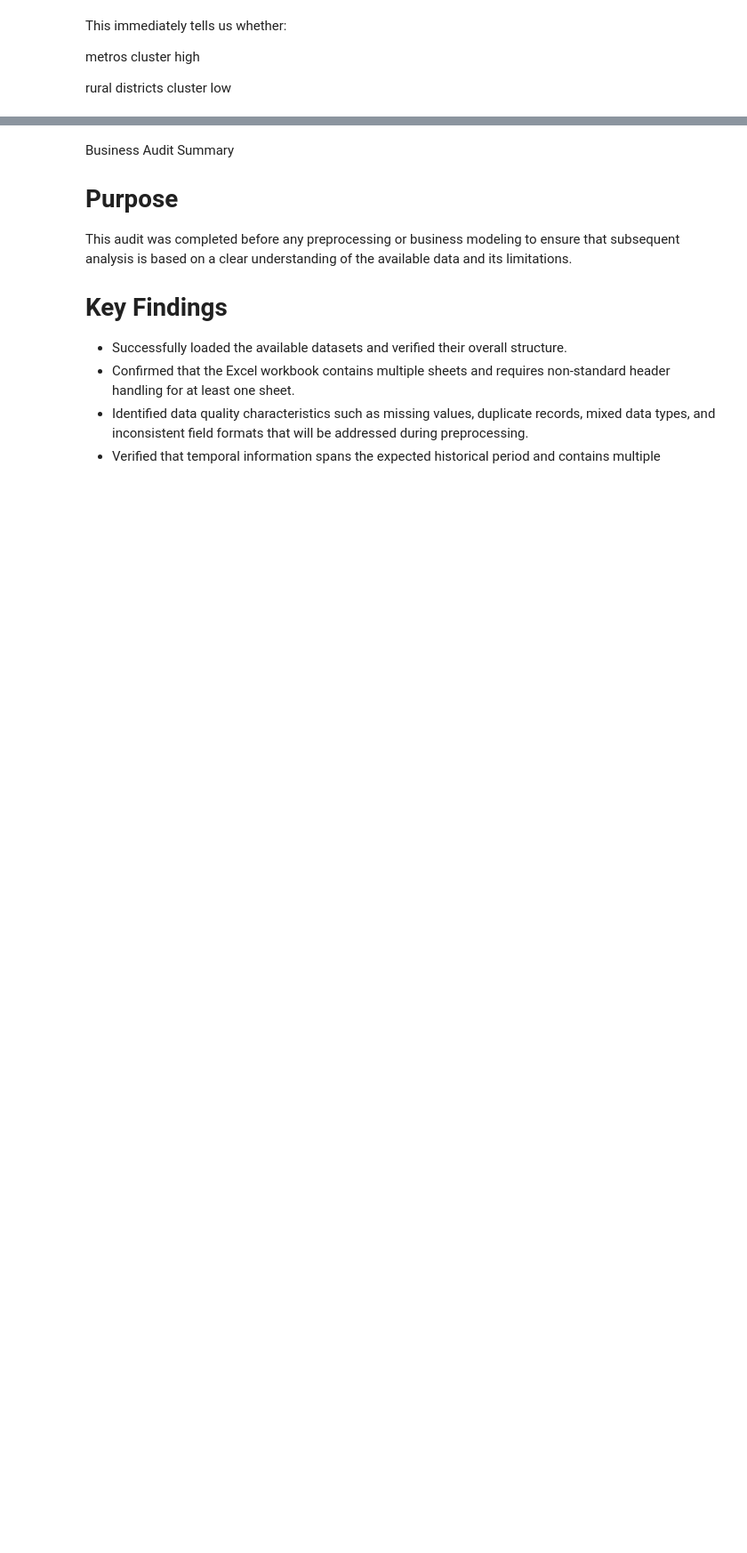
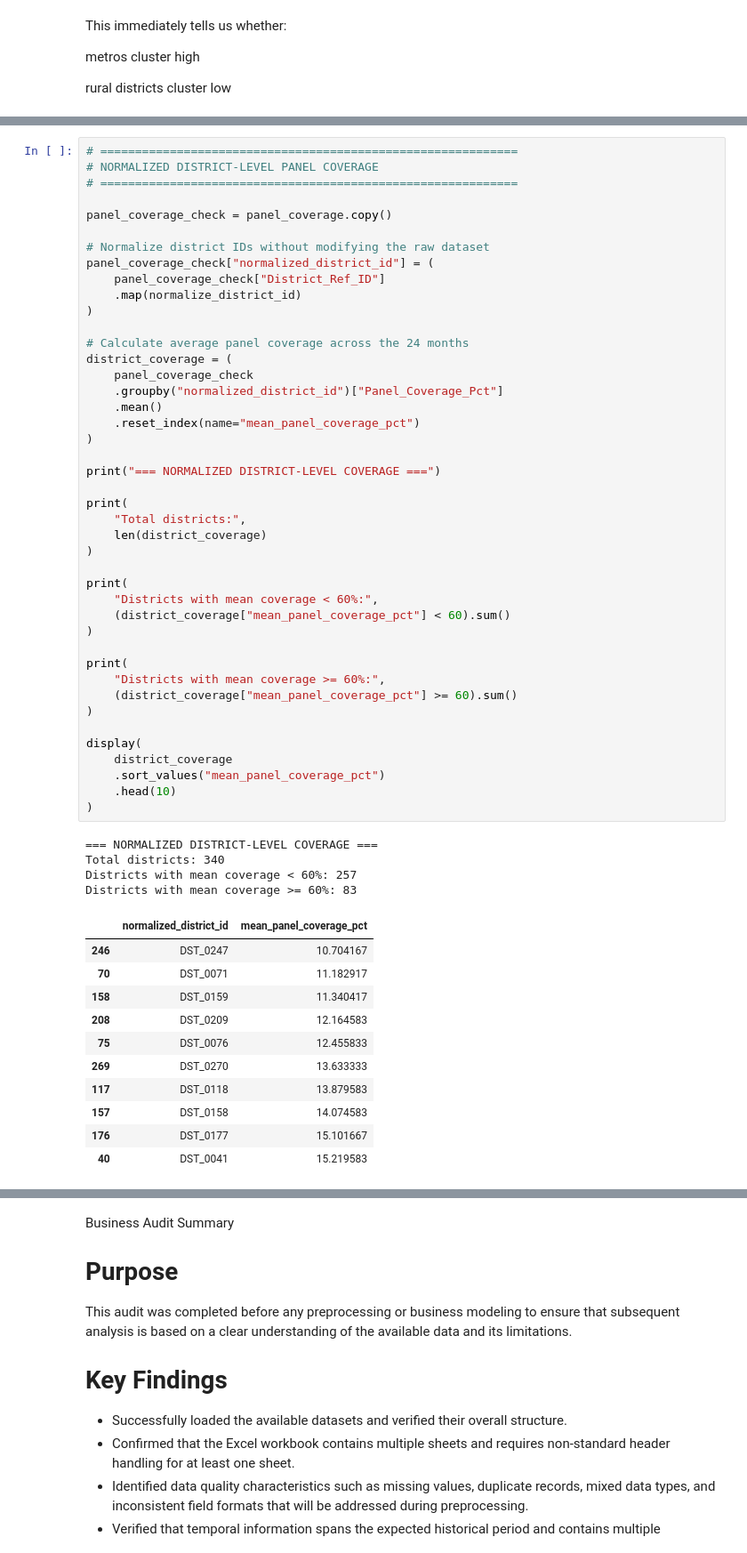
Before and after one commit to Sivahiteshreddy/Tailwyndz-Empty-On-The-Map, a Jupyter notebook: Notebooks/01_data_audit.ipynb, the cells around one changed output, grey strips where cells are left out. Shown at 89% size. Cells and saved outputs as stored; diff of their text form; blank space fills up the shorter version.

```diff
--- a/Notebooks/01_data_audit.ipynb
+++ b/Notebooks/01_data_audit.ipynb
@@ -382,0 +784,59 @@ rural districts cluster low
+# %%
+# ============================================================
+# NORMALIZED DISTRICT-LEVEL PANEL COVERAGE
+# ============================================================
+
+panel_coverage_check = panel_coverage.copy()
+
+# Normalize district IDs without modifying the raw dataset
+panel_coverage_check["normalized_district_id"] = (
+    panel_coverage_check["District_Ref_ID"]
+    .map(normalize_district_id)
+)
+
+# Calculate average panel coverage across the 24 months
+district_coverage = (
+    panel_coverage_check
+    .groupby("normalized_district_id")["Panel_Coverage_Pct"]
+    .mean()
+    .reset_index(name="mean_panel_coverage_pct")
+)
+
+print("=== NORMALIZED DISTRICT-LEVEL COVERAGE ===")
+
+print(
+    "Total districts:",
+    len(district_coverage)
+)
+
+print(
+    "Districts with mean coverage < 60%:",
+    (district_coverage["mean_panel_coverage_pct"] < 60).sum()
+)
+
+print(
+    "Districts with mean coverage >= 60%:",
+    (district_coverage["mean_panel_coverage_pct"] >= 60).sum()
+)
+
+display(
+    district_coverage
+    .sort_values("mean_panel_coverage_pct")
+    .head(10)
+)
+# %% [output]
+=== NORMALIZED DISTRICT-LEVEL COVERAGE ===
+Total districts: 340
+Districts with mean coverage < 60%: 257
+Districts with mean coverage >= 60%: 83
+|  | normalized_district_id | mean_panel_coverage_pct |
+| 246 | DST_0247 | 10.704167 |
+| 70 | DST_0071 | 11.182917 |
+| 158 | DST_0159 | 11.340417 |
+| 208 | DST_0209 | 12.164583 |
+| 75 | DST_0076 | 12.455833 |
+| 269 | DST_0270 | 13.633333 |
+| 117 | DST_0118 | 13.879583 |
+| 157 | DST_0158 | 14.074583 |
+| 176 | DST_0177 | 15.101667 |
+| 40 | DST_0041 | 15.219583 |
```
Also changed, not shown: parts of 19 cells of this notebook, 1 other file.
